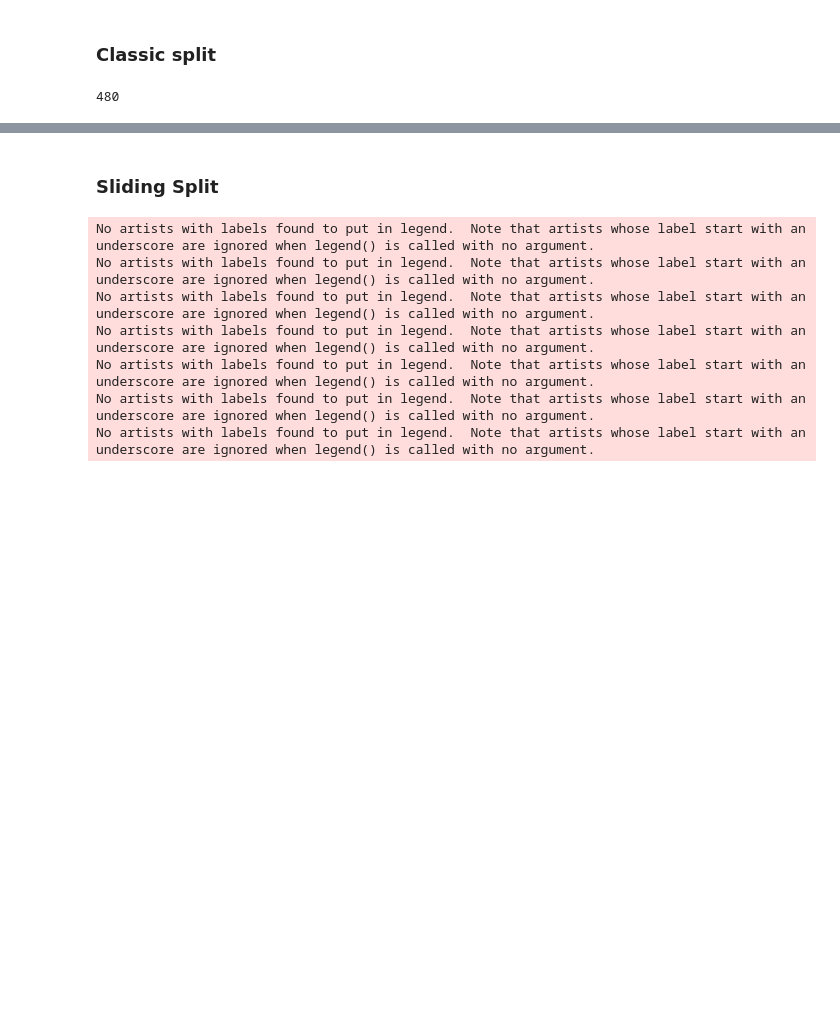
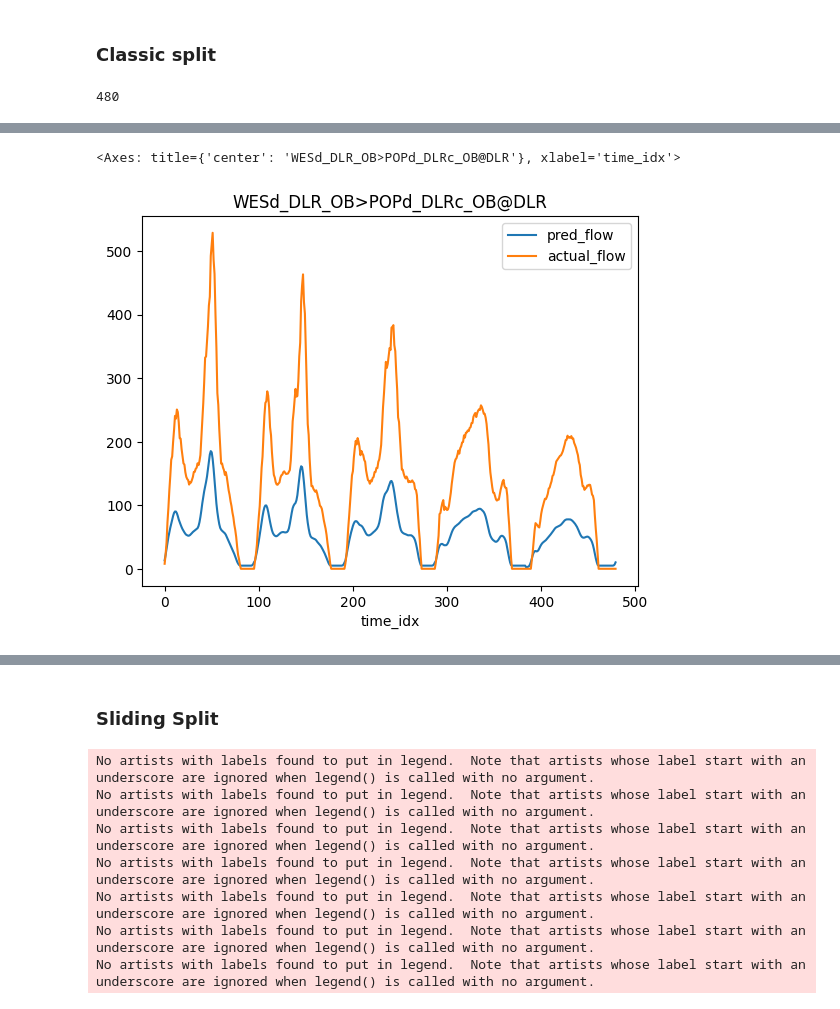
Before and after one commit to SerranoAdrian/FlowForecasting, a Jupyter notebook: test_pg_temporal.ipynb, the cells around one changed output, grey strips where cells are left out. Cells and saved outputs as stored; diff of their text form; code cells hidden in the pictures; blank space fills up the shorter version.

```diff
--- a/test_pg_temporal.ipynb
+++ b/test_pg_temporal.ipynb
@@ -518,5 +505,6 @@ MSE Entries: 22153.2754
 # %%
 predicted = []
+true = []
 for _, snapshot in tqdm(enumerate(numbat_2023_ent_ex_dataset)):
     _, _, pred_loads = model(
         snapshot.x,
@@ -525,5 +513,14 @@ for _, snapshot in tqdm(enumerate(numbat_2023_ent_ex_dataset)):
         snapshot.edge_index, snapshot.edge_attr)
     for i, pred in enumerate(pred_loads):
         predicted.append(pred.detach().numpy()[0])
-df_pred_link_loads = pd.DataFrame({'pred_flow' : predicted})
-df_pred_link_loads
+        true.append(float(snapshot.targets_loads[i].numpy()))
+
+df_pred_link_loads = pd.DataFrame({'pred_flow' : predicted, 'actual_flow' : true})
+
+df_pred_link_loads['From Station'] = df_pred_link_loads.index.map(lambda x : link_data[x%1206]['From Station'])
+df_pred_link_loads['To Station'] = df_pred_link_loads.index.map(lambda x : link_data[x%1206]['To Station'])
+df_pred_link_loads['Line'] = df_pred_link_loads.index.map(lambda x : link_data[x%1206]['Line'])
+df_pred_link_loads['Dir'] = df_pred_link_loads.index.map(lambda x : link_data[x%1206]['Dir'])
+df_pred_link_loads['Order'] = df_pred_link_loads.index.map(lambda x : link_data[x%1206]['Order'])
+df_pred_link_loads['Link'] = df_pred_link_loads.index.map(lambda x : link_data[x%1206]['Link'])
+df_pred_link_loads['time_idx'] = df_pred_link_loads.index.map(lambda x : x//1206)
@@ -558,3 +527,10 @@ df_ref_link_loads
+# %%
+link_plot = random.choice(df_pred_link_loads['Link'].unique())
+df_plot = df_pred_link_loads[df_pred_link_loads['Link'] == link_plot]
+df_plot.plot(title=link_plot, y=['pred_flow', 'actual_flow'], x='time_idx')
+# %% [output]
+<Axes: title={'center': 'WESd_DLR_OB>POPd_DLRc_OB@DLR'}, xlabel='time_idx'>
+[figure, added]
 # %%
 app = Dash()
 
```
Also changed, not shown: parts of 12 cells of this notebook.
